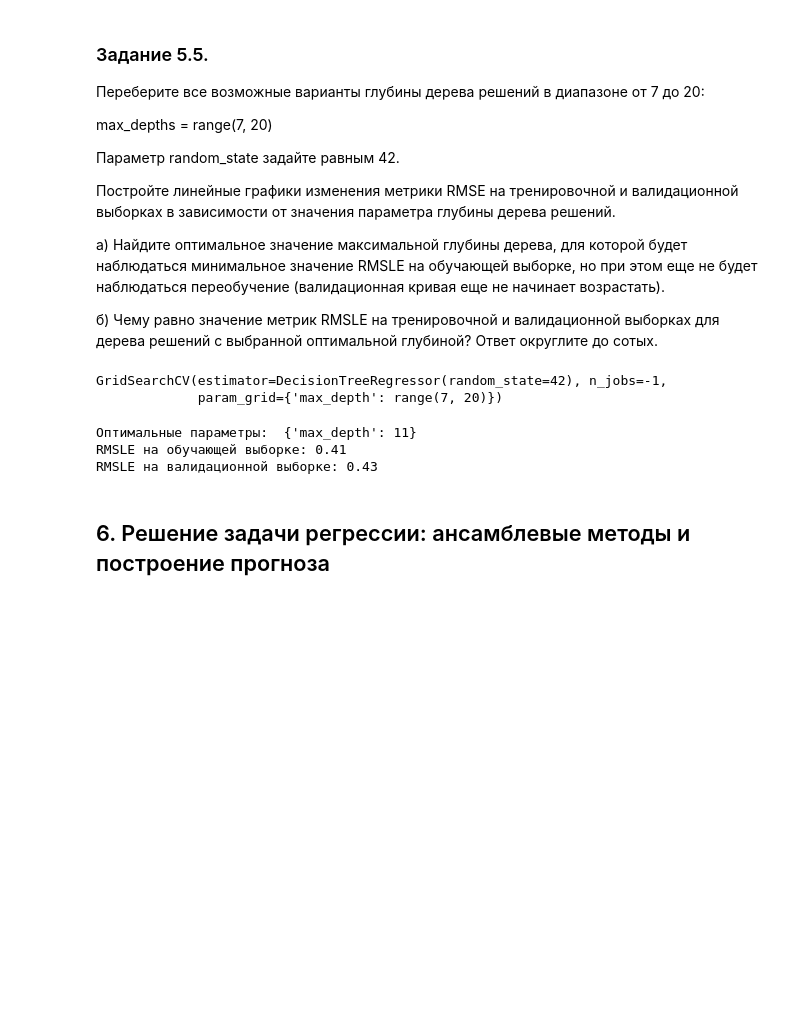
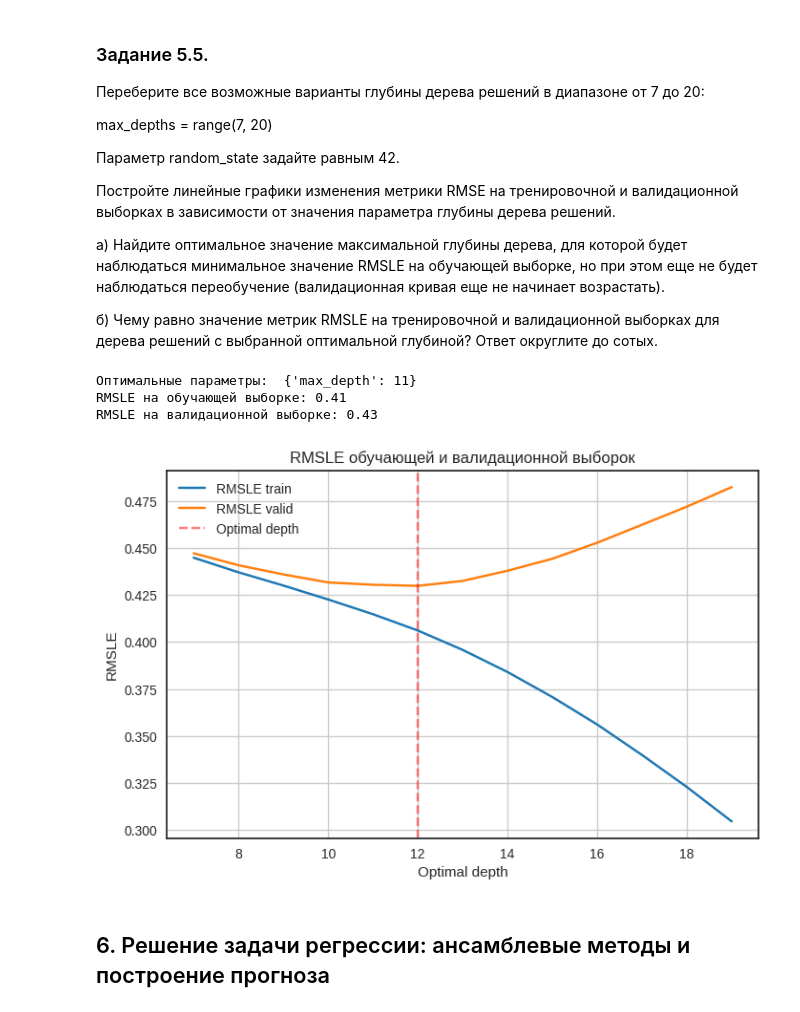
Before and after one commit to sawtoothpulse/project_5, a Jupyter notebook: project-5.ipynb, the cells around one changed output. Drawn from its saved outputs; the diff is of its cells as text; code cells hidden in the pictures; blank space fills up the shorter version.

```diff
--- a/project-5.ipynb
+++ b/project-5.ipynb
@@ -759,7 +754,7 @@ data_onehot=pd.DataFrame(data_onehot, columns=column_names)
 Добавим полученную таблицу с закодированными признаками:
 # %%
 train_data = pd.concat(
-    [train_data.reset_index(drop=True).drop(['pickup_day_of_week', 'geo_cluster', 'events'], axis=1), data_onehot],
+    [train_data.reset_index(drop=True).drop(columns_to_change, axis=1), data_onehot],
     axis=1
 )
 print('Shape of data: {}'.format(train_data.shape))
@@ -792,4 +787,4 @@ X_train, X_valid, y_train_log, y_valid_log = model_selection.train_test_split(
 from sklearn.feature_selection import SelectKBest, f_regression
 kbest = SelectKBest(k=25, score_func=f_regression)
 kbest.fit(X_train, y_train_log)
-features = kbest.get_feature_names_out()
+best_features = kbest.get_feature_names_out()
@@ -808,6 +803,6 @@ array(['vendor_id', 'passenger_count', 'pickup_longitude',
 # %%
-X_train = X_train[features]
-X_valid = X_valid[features]
+X_train = X_train[best_features]
+X_valid = X_valid[best_features]
 # %% [markdown]
 Так как мы будем использовать различные модели, в том числе внутри которых заложены численные методы оптимизации, то давайте заранее позаботимся о масштабировании факторов.
 # %% [markdown]
@@ -959,25 +948,61 @@ max_depths = range(7, 20)
 б) Чему равно значение метрик RMSLE на тренировочной и валидационной выборках для дерева решений с выбранной оптимальной глубиной? Ответ округлите до сотых.
 # %%
 from sklearn.model_selection import GridSearchCV
+
 params = {'max_depth': range(7, 20)}
 gs = GridSearchCV(estimator=tree, param_grid=params, n_jobs=-1)
 gs.fit(X_train, y_train_log)
+best_params = gs.best_params_
+print('Оптимальные параметры: ', best_params)
+
+tree = DecisionTreeRegressor(**best_params, random_state=42)
+tree.fit(X_train, y_train_log)
+y_pred_train_log_tree = tree.predict(X_train)
+y_pred_valid_log_tree = tree.predict(X_valid)
+
+print('RMSLE на обучающей выборке: {:.2f}'.format(np.sqrt(mean_squared_error(y_train_log, y_pred_train_log_tree))))
+print('RMSLE на валидационной выборке: {:.2f}'.format(np.sqrt(mean_squared_error(y_valid_log, y_pred_valid_log_tree))))
 # %% [output]
-GridSearchCV(estimator=DecisionTreeRegressor(random_state=42), n_jobs=-1,
-             param_grid={'max_depth': range(7, 20)})
+Оптимальные параметры:  {'max_depth': 11}
+RMSLE на обучающей выборке: 0.41
+RMSLE на валидационной выборке: 0.43
-# %%
-best_params = gs.best_params_
-print('Оптимальные параметры: ', best_params)
-tree = DecisionTreeRegressor(**best_params, random_state=42)
-tree.fit(X_train, y_train_log)
-y_pred_train_log_tree = tree.predict(X_train)
-y_pred_valid_log_tree = tree.predict(X_valid)
-print('RMSLE на обучающей выборке: {:.2f}'.format(np.sqrt(mean_squared_error(y_train_log, y_pred_train_log_tree))))
-print('RMSLE на валидационной выборке: {:.2f}'.format(np.sqrt(mean_squared_error(y_valid_log, y_pred_valid_log_tree))))
-# %% [output]
-Оптимальные параметры:  {'max_depth': 11}
-RMSLE на обучающей выборке: 0.41
-RMSLE на валидационной выборке: 0.43
+# %%
+from sklearn.tree import DecisionTreeRegressor
+from sklearn.metrics import mean_squared_error
+
+# функция для вычисления RMSLE
+def rmsle(y_true, y_pred):
+    return np.sqrt(mean_squared_error(np.log1p(np.exp(y_true) - 1), np.log1p(np.exp(y_pred) - 1)))
+
+# Диапазон значений глубины дерева
+max_depths = range(7, 20)
+
+rmsle_train = []
+rmsle_valid = []
+
+for max_depth in max_depths:
+    tree = DecisionTreeRegressor(max_depth=max_depth, random_state=42)
+    tree.fit(X_train, y_train_log)
+    y_train_pred = tree.predict(X_train)
+    y_valid_pred = tree.predict(X_valid)
+    rmsle_train.append(rmsle(y_train_log, y_train_pred))
+    rmsle_valid.append(rmsle(y_valid_log, y_valid_pred))
+
+# определение максимальной глубины дерева
+optimal_depth = max_depths[rmsle_valid.index(min(rmsle_valid))]
+print(f"Оптимальная глубина дерева решений: ", optimal_depth)
+# %%
+fig, ax = plt.subplots(figsize=(8, 5))
+plt.plot(max_depths, rmsle_train, label='RMSLE train')
+plt.plot(max_depths, rmsle_valid, label='RMSLE valid')
+ax.axvline(optimal_depth, ls='--', c='r', alpha=0.5, label='Optimal depth')
+plt.grid()
+ax.legend();
+ax.set_xlabel('Optimal depth')
+ax.set_ylabel('RMSLE')
+ax.set_title('RMSLE обучающей и валидационной выборок');
+# %% [output]
+[figure, added]
 # %% [markdown]
 ## 6. Решение задачи регрессии: ансамблевые методы и построение прогноза
 # %% [markdown]
```
Also changed, not shown: parts of 58 cells of this notebook.
